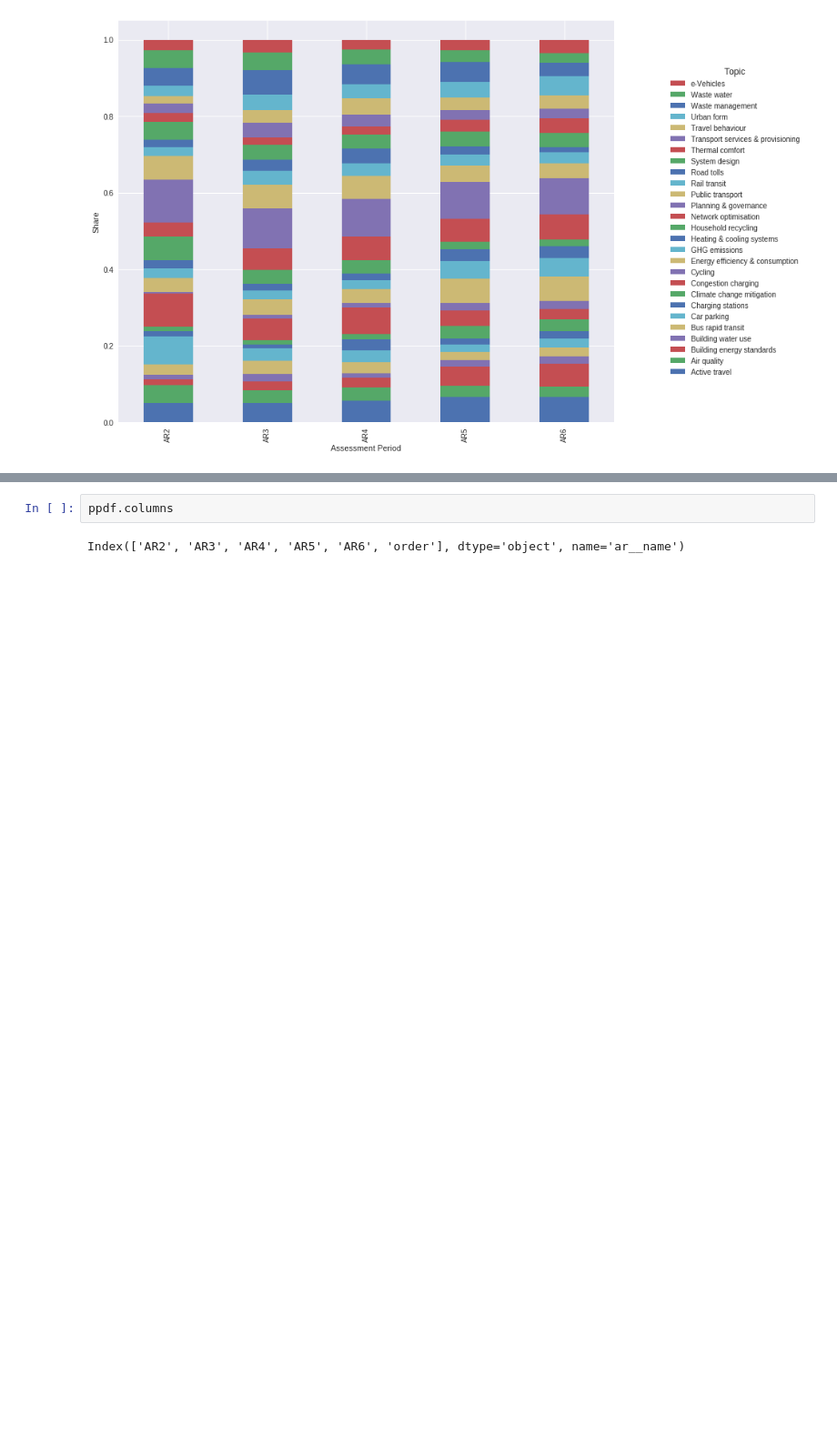
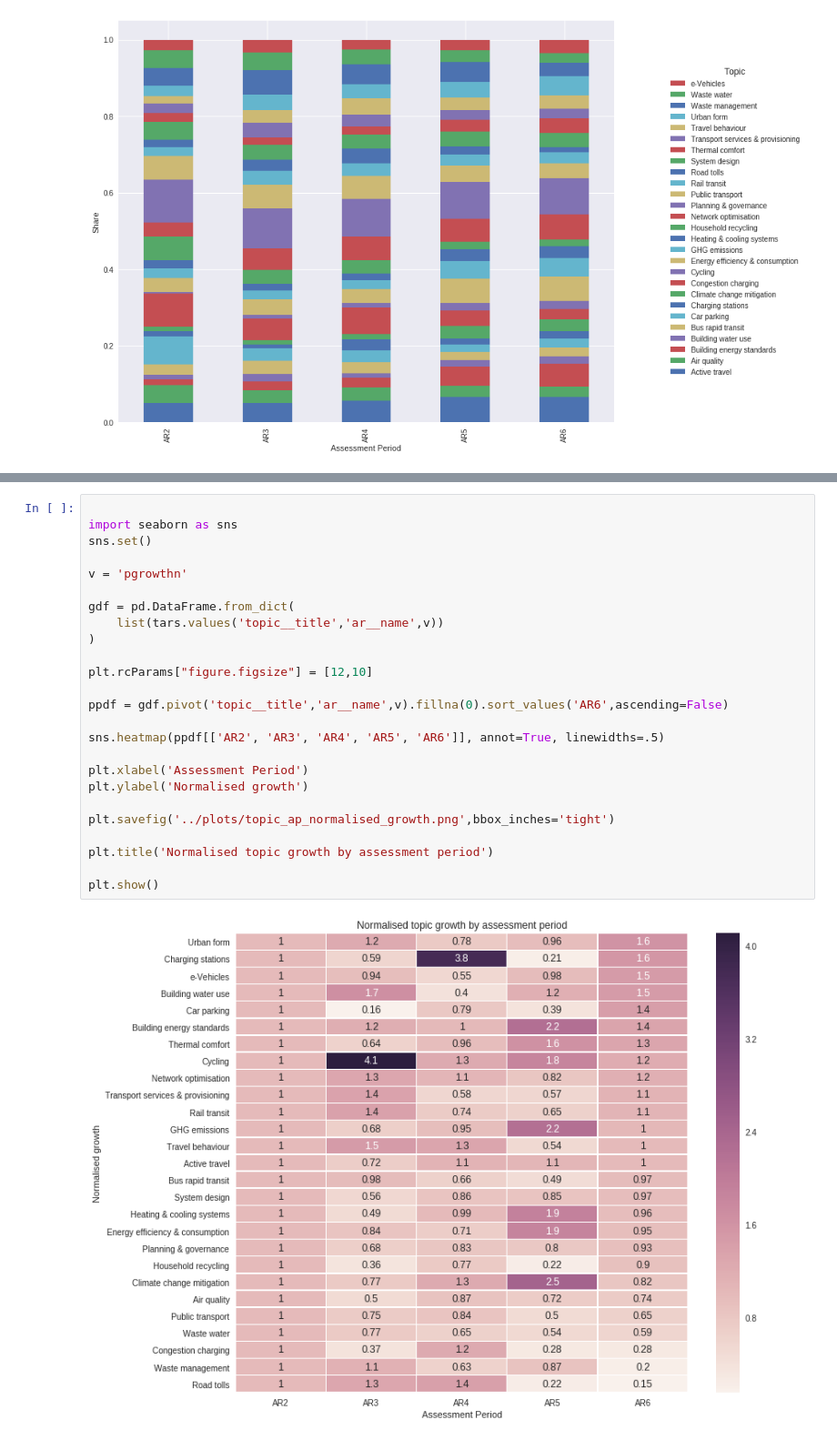
Before and after one commit to mcc-apsis/cities-1-5, a Jupyter notebook: code/topics_AP.ipynb, the cells around one changed output, grey strips where cells are left out. Shown at 91% size. Drawn from its saved outputs; the diff is of its cells as text; blank space fills up the shorter version.

```diff
--- a/code/topics_AP.ipynb
+++ b/code/topics_AP.ipynb
@@ -129,4 +133,27 @@ plt.show()
-# %%
-ppdf.columns
-# %% [output]
-Index(['AR2', 'AR3', 'AR4', 'AR5', 'AR6', 'order'], dtype='object', name='ar__name')
+# %%
+
+import seaborn as sns
+sns.set()
+
+v = 'pgrowthn'
+
+gdf = pd.DataFrame.from_dict(
+    list(tars.values('topic__title','ar__name',v))
+)
+
+plt.rcParams["figure.figsize"] = [12,10]
+
+ppdf = gdf.pivot('topic__title','ar__name',v).fillna(0).sort_values('AR6',ascending=False)
+
+sns.heatmap(ppdf[['AR2', 'AR3', 'AR4', 'AR5', 'AR6']], annot=True, linewidths=.5)
+
+plt.xlabel('Assessment Period')
+plt.ylabel('Normalised growth')
+
+plt.savefig('../plots/topic_ap_normalised_growth.png',bbox_inches='tight')
+
+plt.title('Normalised topic growth by assessment period')
+
+plt.show()
+# %% [output]
+[figure, added]
```
Also changed, not shown: parts of 2 cells of this notebook, 2 other files.
